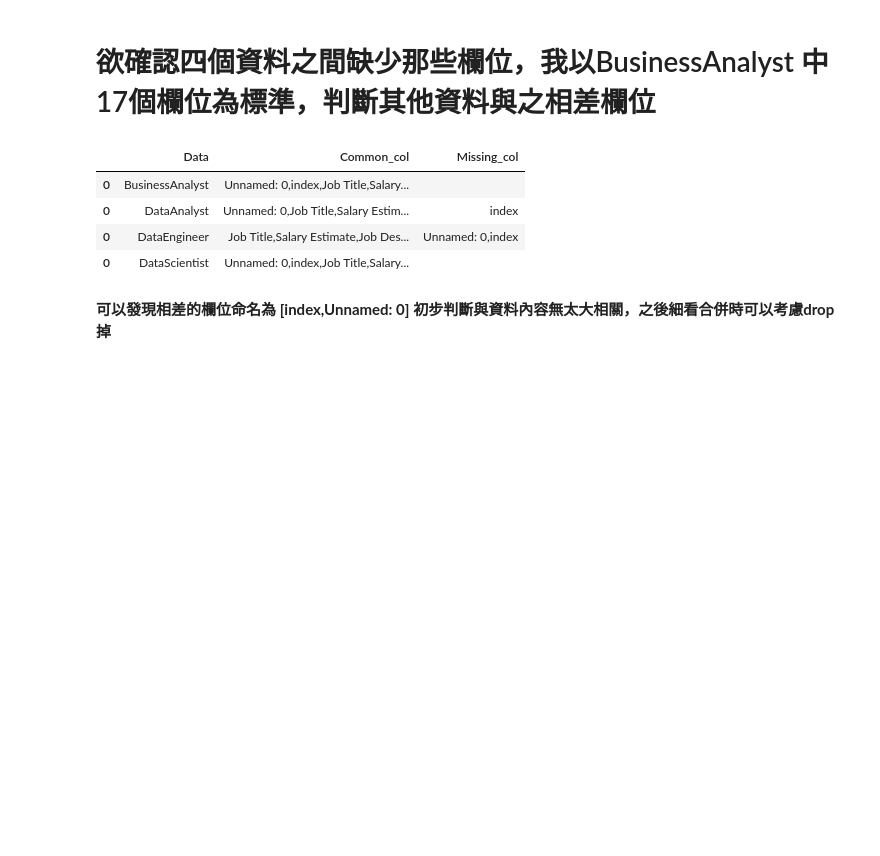
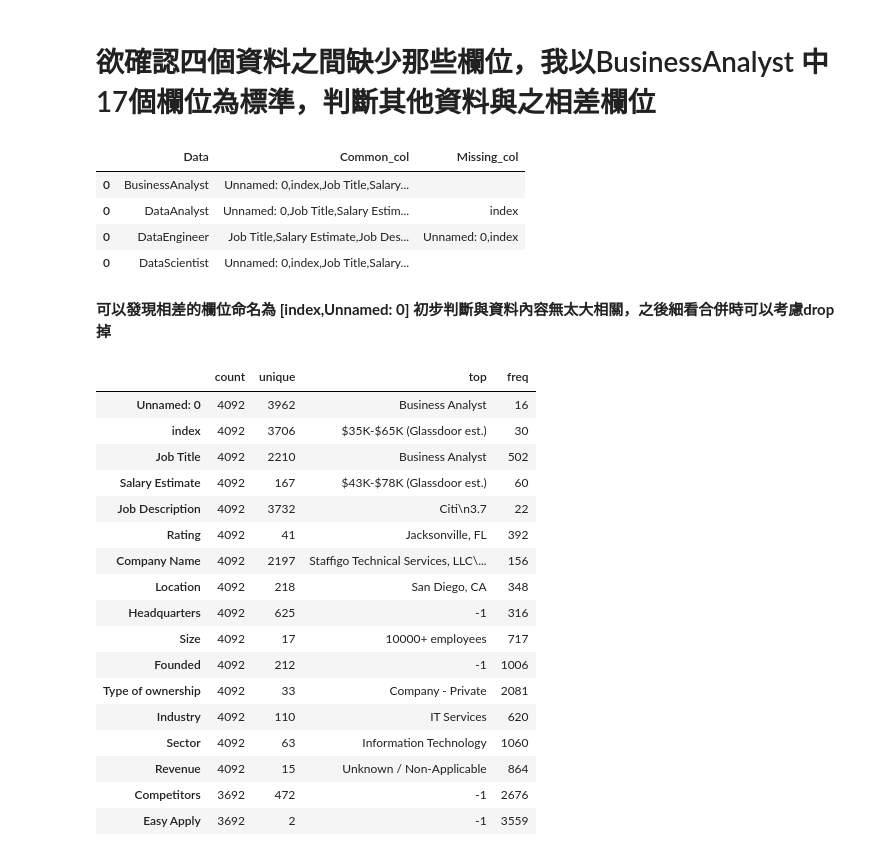
Before and after one commit to DANIEL20625/homework, a Jupyter notebook: homework.ipynb, the cells around one changed output. Cells and saved outputs as stored; diff of their text form; code cells hidden in the pictures; blank space fills up the shorter version.

```diff
--- a/homework.ipynb
+++ b/homework.ipynb
@@ -52,3 +53,24 @@ col_missing
 | 0 | DataScientist | Unnamed: 0,index,Job Title,Salary... |  |
 # %% [markdown]
 **可以發現相差的欄位命名為 [index,Unnamed: 0] 初步判斷與資料內容無太大相關，之後細看合併時可以考慮drop掉**
+# %%
+BusinessAnalyst.describe().transpose()
+# %% [output]
+|  | count | unique | top | freq |
+| Unnamed: 0 | 4092 | 3962 | Business Analyst | 16 |
+| index | 4092 | 3706 | $35K-$65K (Glassdoor est.) | 30 |
+| Job Title | 4092 | 2210 | Business Analyst | 502 |
+| Salary Estimate | 4092 | 167 | $43K-$78K (Glassdoor est.) | 60 |
+| Job Description | 4092 | 3732 | Citi\n3.7 | 22 |
+| Rating | 4092 | 41 | Jacksonville, FL | 392 |
+| Company Name | 4092 | 2197 | Staffigo Technical Services, LLC\... | 156 |
+| Location | 4092 | 218 | San Diego, CA | 348 |
+| Headquarters | 4092 | 625 | -1 | 316 |
+| Size | 4092 | 17 | 10000+ employees | 717 |
+| Founded | 4092 | 212 | -1 | 1006 |
+| Type of ownership | 4092 | 33 | Company - Private | 2081 |
+| Industry | 4092 | 110 | IT Services | 620 |
+| Sector | 4092 | 63 | Information Technology | 1060 |
+| Revenue | 4092 | 15 | Unknown / Non-Applicable | 864 |
+| Competitors | 3692 | 472 | -1 | 2676 |
+| Easy Apply | 3692 | 2 | -1 | 3559 |
```
Also changed, not shown: parts of 10 cells of this notebook.
